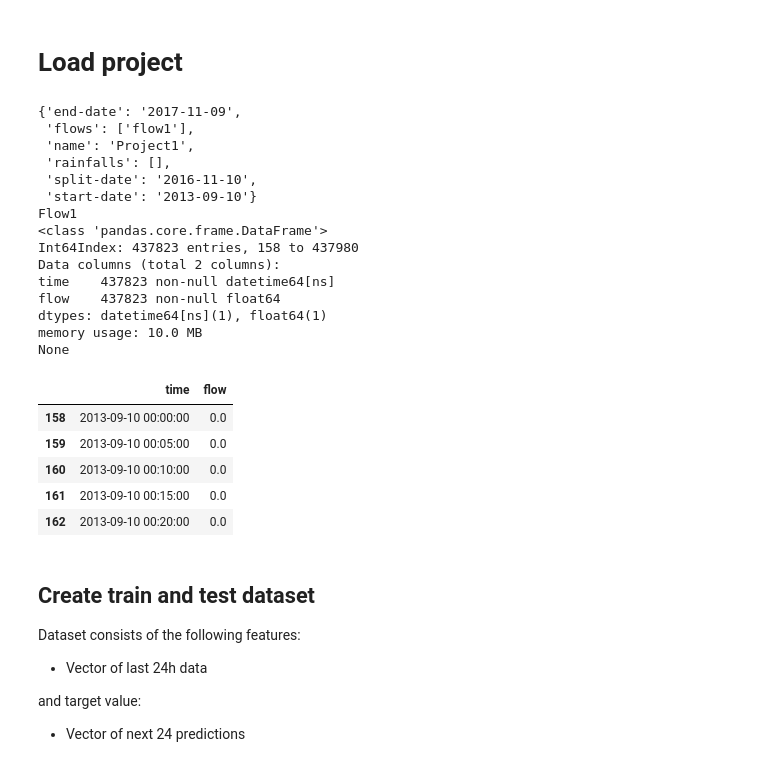
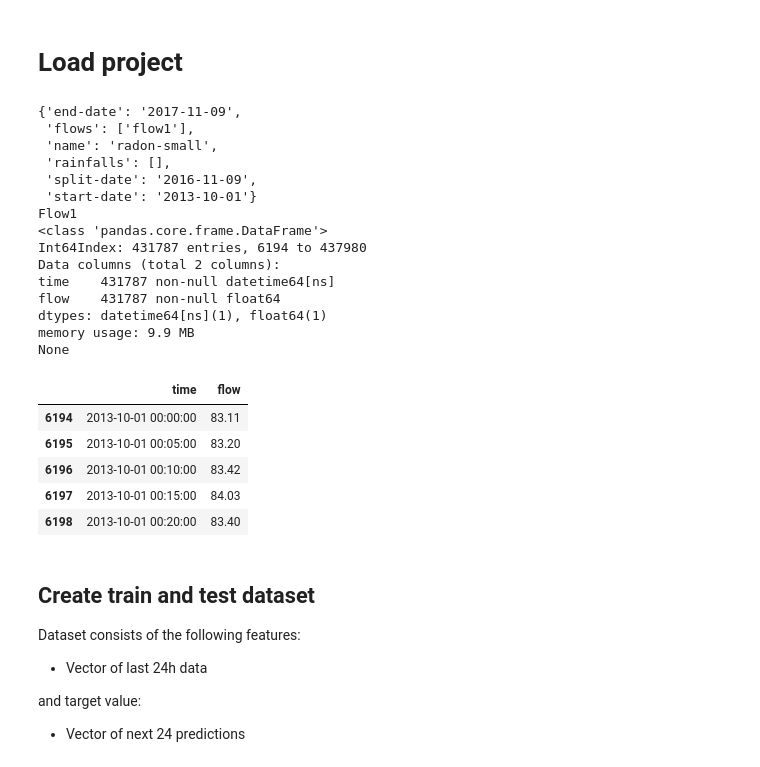
Before and after one commit to carldata/argo, a Jupyter notebook: notebooks/radon-small/[prediction] Off-line mode.ipynb, the cells around one changed output. Drawn from its saved outputs; the diff is of its cells as text; code cells hidden in the pictures.

Commit message:
Refactored project names

```diff
--- a/notebooks/Project 1/[prediction] Off-line mode.ipynb
+++ b/notebooks/radon-small/[prediction] Off-line mode.ipynb
@@ -25,37 +25,37 @@ rcParams['figure.figsize'] = 12, 4
 # %% [markdown]
 # Load project
 # %%
-project_folder = '../../datasets/project1/'
+project_folder = '../../datasets/radon-small/'
 with open(project_folder + 'project.json', 'r') as file:
     project = json.load(file)
 pprint.pprint(project)
 print('Flow1')
 flow = pd.read_csv(project_folder + 'flow1.csv', parse_dates=['time'])
 flow = flow[(flow.time >= project['start-date']) & (flow.time < project['end-date'])]
 print(flow.info())
 flow.head()
 # %% [output]
 {'end-date': '2017-11-09',
  'flows': ['flow1'],
- 'name': 'Project1',
+ 'name': 'radon-small',
  'rainfalls': [],
- 'split-date': '2016-11-10',
- 'start-date': '2013-09-10'}
+ 'split-date': '2016-11-09',
+ 'start-date': '2013-10-01'}
 Flow1
 <class 'pandas.core.frame.DataFrame'>
-Int64Index: 437823 entries, 158 to 437980
+Int64Index: 431787 entries, 6194 to 437980
 Data columns (total 2 columns):
-time    437823 non-null datetime64[ns]
-flow    437823 non-null float64
+time    431787 non-null datetime64[ns]
+flow    431787 non-null float64
 dtypes: datetime64[ns](1), float64(1)
-memory usage: 10.0 MB
+memory usage: 9.9 MB
 None
 |  | time | flow |
-| 158 | 2013-09-10 00:00:00 | 0.0 |
-| 159 | 2013-09-10 00:05:00 | 0.0 |
-| 160 | 2013-09-10 00:10:00 | 0.0 |
-| 161 | 2013-09-10 00:15:00 | 0.0 |
-| 162 | 2013-09-10 00:20:00 | 0.0 |
+| 6194 | 2013-10-01 00:00:00 | 83.11 |
+| 6195 | 2013-10-01 00:05:00 | 83.20 |
+| 6196 | 2013-10-01 00:10:00 | 83.42 |
+| 6197 | 2013-10-01 00:15:00 | 84.03 |
+| 6198 | 2013-10-01 00:20:00 | 83.40 |
 # %% [markdown]
 ## Create train and test dataset
 
```
Also changed, not shown: parts of 1 cell of this notebook, 6 other files.
